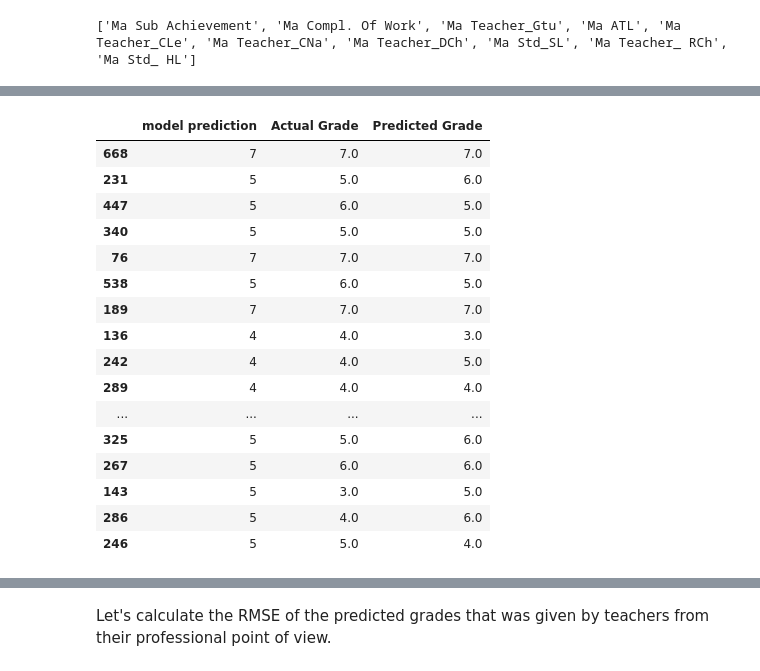
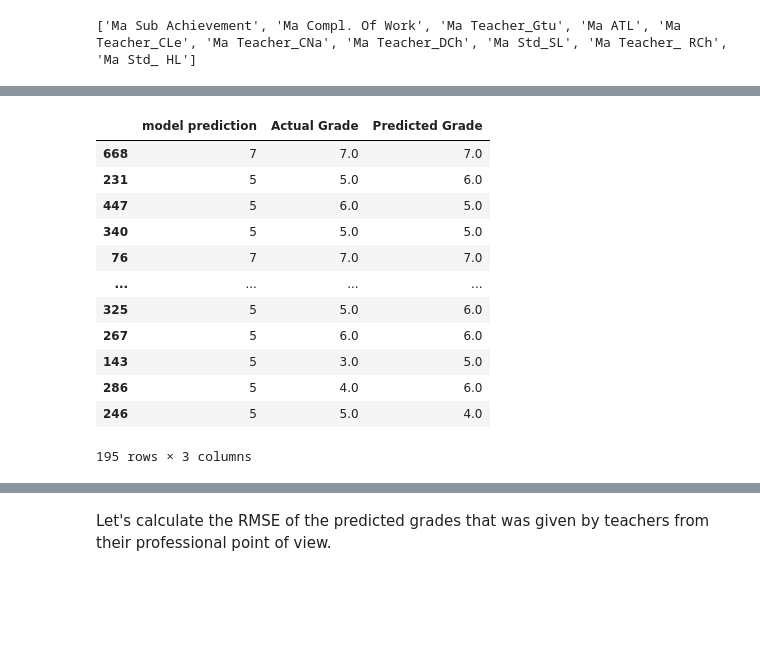
Before and after one commit to siti-alawiyah/ibresultprediction, a Jupyter notebook: Linear_Model_1.01.ipynb, the cells around one changed output, grey strips where cells are left out. Cells and saved outputs as stored; diff of their text form; code cells hidden in the pictures; blank space fills up the shorter version.

```diff
--- a/Linear_Model_1.01.ipynb
+++ b/Linear_Model_1.01.ipynb
@@ -454,28 +446,22 @@ X_test.head()
 | 76 | 7.0 | 7.0 | 7.0 | 0 | 0 | 0 | 1 | ... |
 # %%
 #increase pandas default max_rows so I can view all columns at once
-pd.options.display.max_rows = 250
-pd.options.display.max_columns = 250
 
 X_test[['model prediction','Actual Grade','Predicted Grade']]
 # %% [output]
 |  | model prediction | Actual Grade | Predicted Grade |
 | 668 | 7 | 7.0 | 7.0 |
 | 231 | 5 | 5.0 | 6.0 |
 | 447 | 5 | 6.0 | 5.0 |
 | 340 | 5 | 5.0 | 5.0 |
 | 76 | 7 | 7.0 | 7.0 |
-| 538 | 5 | 6.0 | 5.0 |
-| 189 | 7 | 7.0 | 7.0 |
-| 136 | 4 | 4.0 | 3.0 |
-| 242 | 4 | 4.0 | 5.0 |
-| 289 | 4 | 4.0 | 4.0 |
 | ... | ... | ... | ... |
 | 325 | 5 | 5.0 | 6.0 |
 | 267 | 5 | 6.0 | 6.0 |
 | 143 | 5 | 3.0 | 5.0 |
 | 286 | 5 | 4.0 | 6.0 |
 | 246 | 5 | 5.0 | 4.0 |
+195 rows × 3 columns
 # %%
 temp_df1= X_test[['model prediction','Actual Grade','Predicted Grade']].reset_index()
 # %%
```
Also changed, not shown: parts of 13 cells of this notebook.
